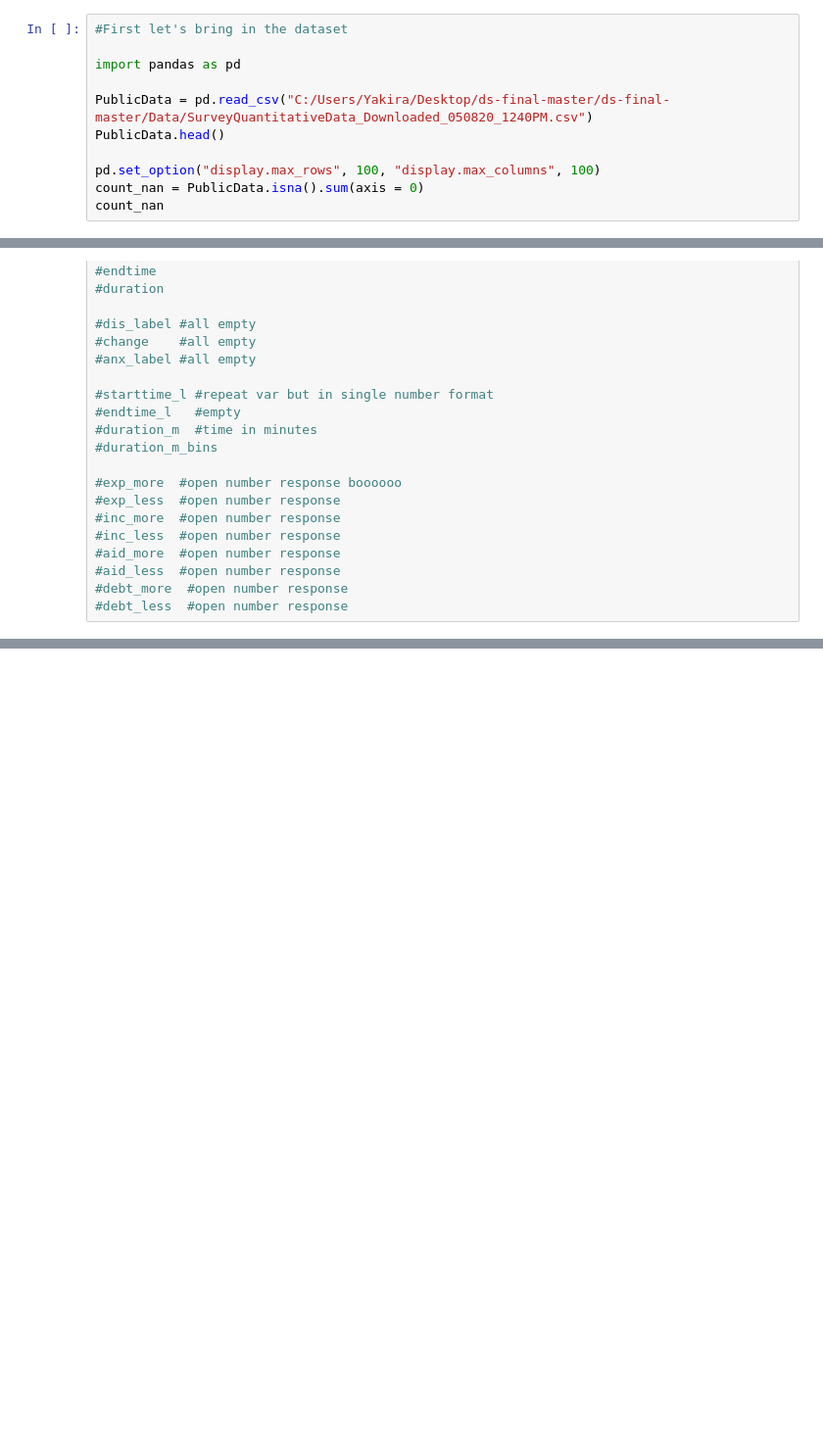
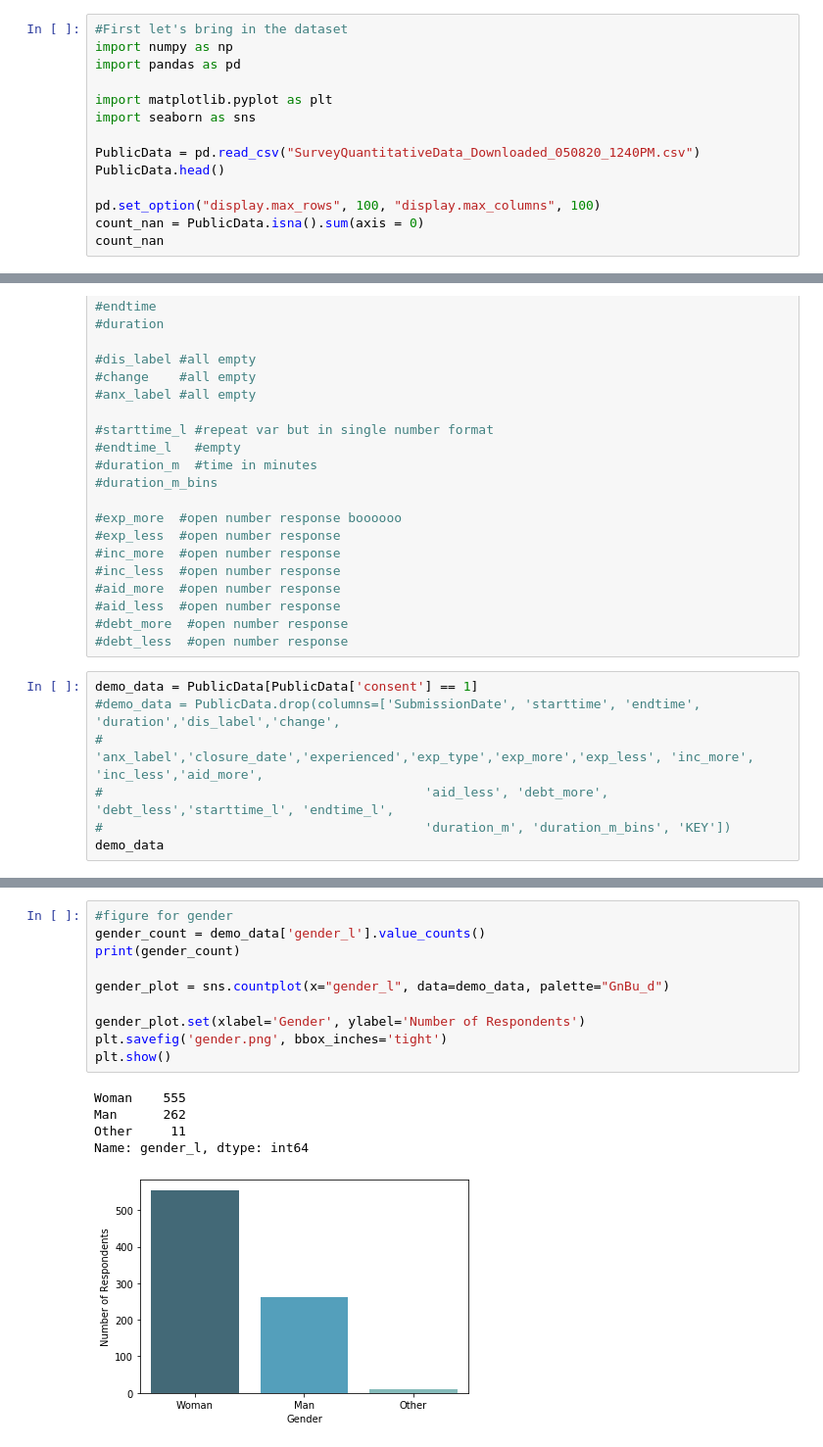
Before and after one commit to ananyan/ds-final, a Jupyter notebook: Notebooks_Yakira/PublicDataEDA.ipynb, the cells around one changed output, grey strips where cells are left out. Shown at 98% size. Cells and saved outputs as stored; diff of their text form; blank space fills up the shorter version.

```diff
--- a/Notebooks_Yakira/PublicDataEDA.ipynb
+++ b/Notebooks_Yakira/PublicDataEDA.ipynb
@@ -1,9 +1,12 @@
 # %%
 #First let's bring in the dataset
-
+import numpy as np
 import pandas as pd
 
-PublicData = pd.read_csv("C:/Users/Yakira/Desktop/ds-final-master/ds-final-master/Data/SurveyQuantitativeData_Downloaded_050820_1240PM.csv")
+import matplotlib.pyplot as plt
+import seaborn as sns
+
+PublicData = pd.read_csv("SurveyQuantitativeData_Downloaded_050820_1240PM.csv")
 PublicData.head()
 
 pd.set_option("display.max_rows", 100, "display.max_columns", 100)
@@ -123,3 +126,10 @@ dtype: int64
 #aid_less  #open number response
 #debt_more  #open number response
 #debt_less  #open number response
+# %%
+demo_data = PublicData[PublicData['consent'] == 1]
+#demo_data = PublicData.drop(columns=['SubmissionDate', 'starttime', 'endtime', 'duration','dis_label','change',
+#                                          'anx_label','closure_date','experienced','exp_type','exp_more','exp_less', 'inc_more', 'inc_less','aid_more',
+#                                          'aid_less', 'debt_more', 'debt_less','starttime_l', 'endtime_l',
+#                                          'duration_m', 'duration_m_bins', 'KEY'])
+demo_data
@@ -125,0 +169,16 @@ dtype: int64
+# %%
+#figure for gender
+gender_count = demo_data['gender_l'].value_counts()
+print(gender_count)
+
+gender_plot = sns.countplot(x="gender_l", data=demo_data, palette="GnBu_d")
+
+gender_plot.set(xlabel='Gender', ylabel='Number of Respondents')
+plt.savefig('gender.png', bbox_inches='tight')
+plt.show()
+# %% [output]
+Woman    555
+Man      262
+Other     11
+Name: gender_l, dtype: int64
+[figure, added]
```
Also changed, not shown: parts of 13 cells of this notebook, 1 other file.
